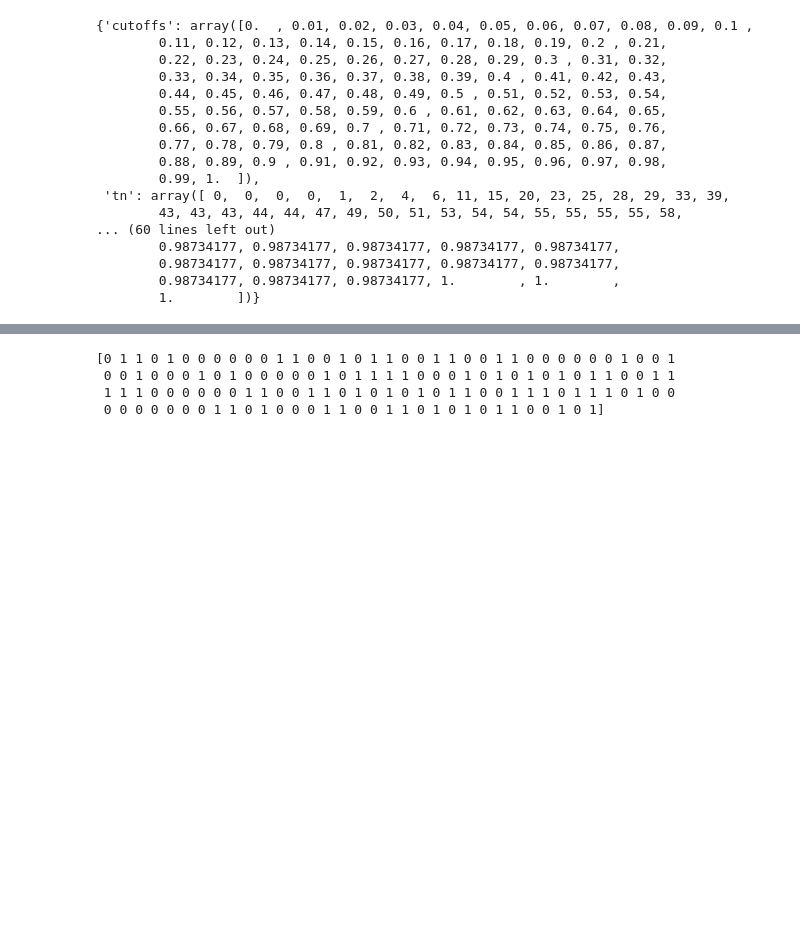
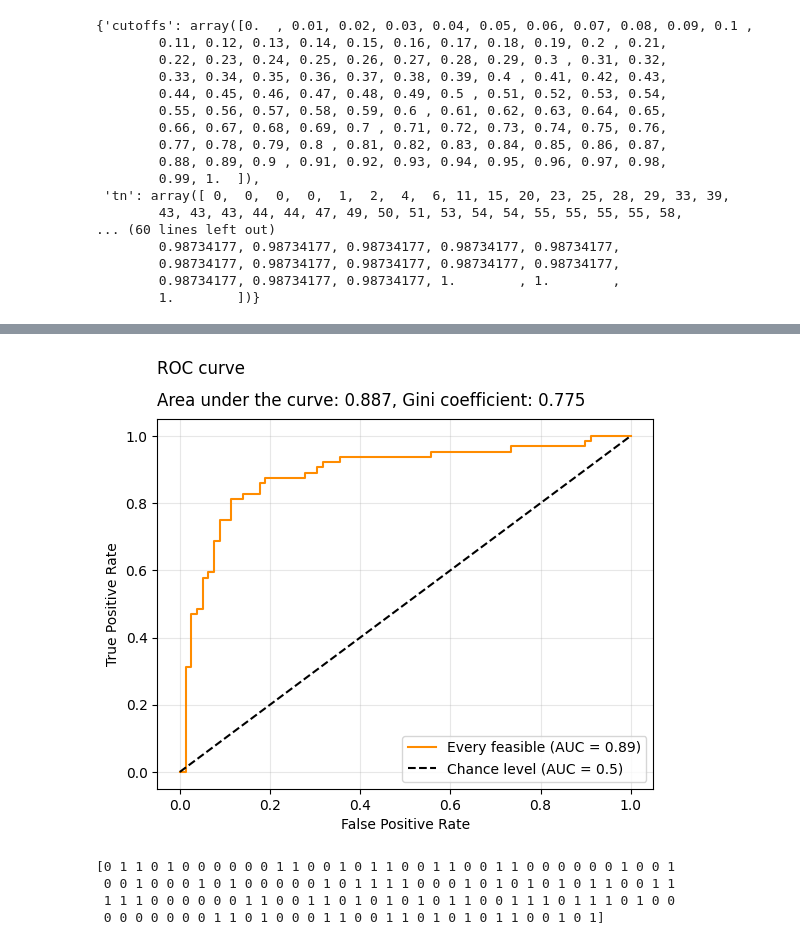
Before and after one commit to Zericardos/regressao-logistica, a Jupyter notebook: analise.ipynb, the cells around one changed output, grey strips where cells are left out. Drawn from its saved outputs; the diff is of its cells as text; code cells hidden in the pictures; blank space fills up the shorter version.

```diff
--- a/analise.ipynb
+++ b/analise.ipynb
@@ -377,3 +399,26 @@ plt.show()
+# %%
+import matplotlib.pyplot as plt
+
+from sklearn.metrics import RocCurveDisplay
+
+
+RocCurveDisplay.from_predictions(
+    y_test,
+    y_score,
+    name="Every feasible",
+    color="darkorange",
+    plot_chance_level=True,
+)
+gini_coefficient = (roc_auc - .5) / .5
+plt.grid(visible=True, alpha=0.3)
+plt.xlabel("False Positive Rate")
+plt.ylabel("True Positive Rate")
+plt.title("ROC curve", loc="left", y=1.1)
+plt.suptitle(t=f"Area under the curve: {roc_auc:.3f}, Gini coefficient: {gini_coefficient:.3f}", y=.9, x=.46, verticalalignment="bottom")
+plt.legend()
+plt.show()
+# %% [output]
+[figure, added]
 # %%
 y_pred = logreg.predict(x_test)
 print(y_pred)
```
Also changed, not shown: parts of 4 cells of this notebook.
